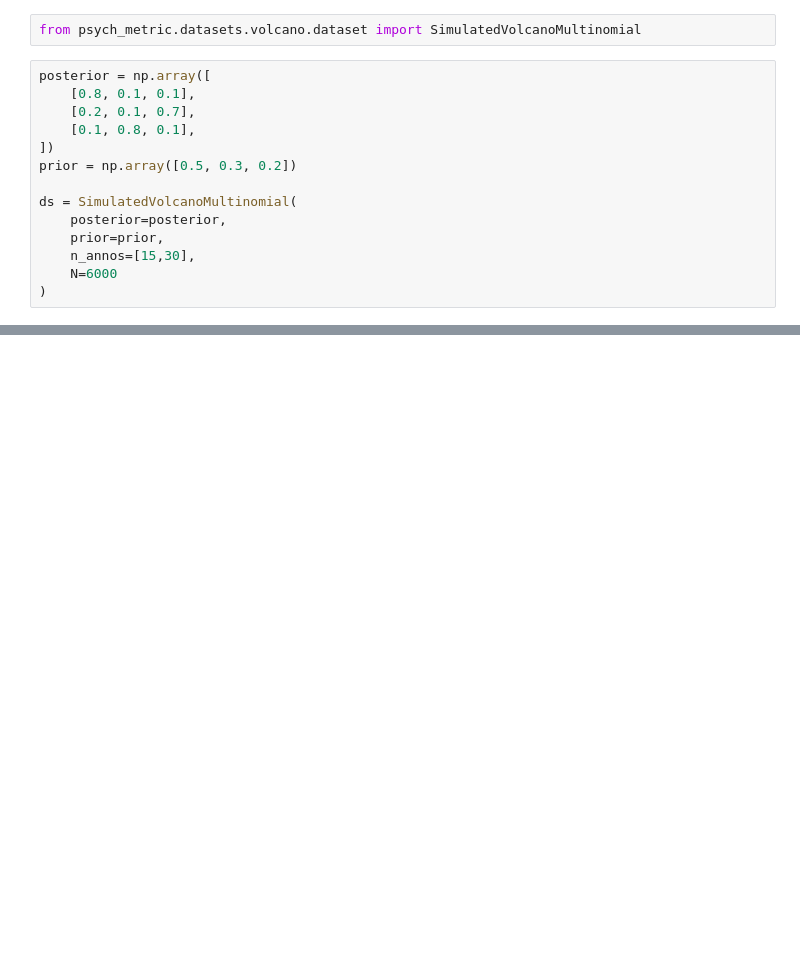
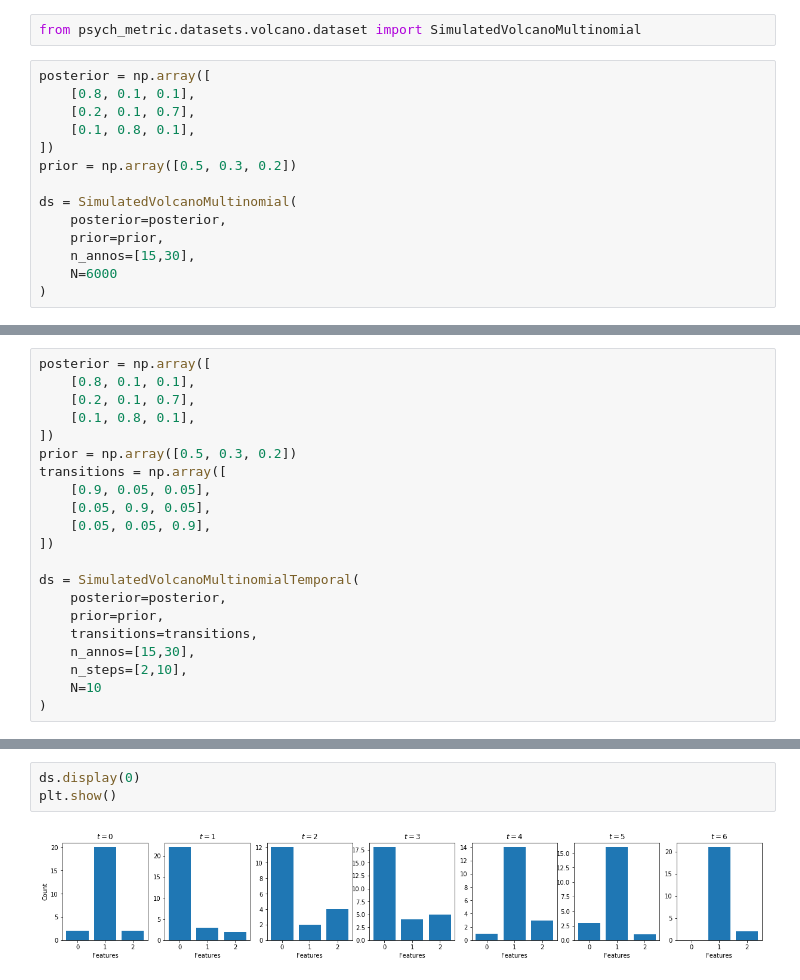
Before and after one commit to prijatelj/bayesian_eval_ground_truth-free, a Jupyter notebook: psych_metric/datasets/volcano/example.ipynb, the cells around one changed output, grey strips where cells are left out. Drawn from its saved outputs; the diff is of its cells as text; blank space fills up the shorter version.

```diff
--- a/psych_metric/datasets/volcano/example.ipynb
+++ b/psych_metric/datasets/volcano/example.ipynb
@@ -44,0 +51,21 @@ plt.show()
+# %%
+posterior = np.array([
+    [0.8, 0.1, 0.1],
+    [0.2, 0.1, 0.7],
+    [0.1, 0.8, 0.1],
+])
+prior = np.array([0.5, 0.3, 0.2])
+transitions = np.array([
+    [0.9, 0.05, 0.05],
+    [0.05, 0.9, 0.05],
+    [0.05, 0.05, 0.9],
+])
+
+ds = SimulatedVolcanoMultinomialTemporal(
+    posterior=posterior,
+    prior=prior,
+    transitions=transitions,
+    n_annos=[15,30],
+    n_steps=[2,10],
+    N=10
+)
@@ -44,0 +84,5 @@ plt.show()
+# %%
+ds.display(0)
+plt.show()
+# %% [output]
+[figure, added]
```
Also changed, not shown: parts of 8 cells of this notebook, 4 other files.
